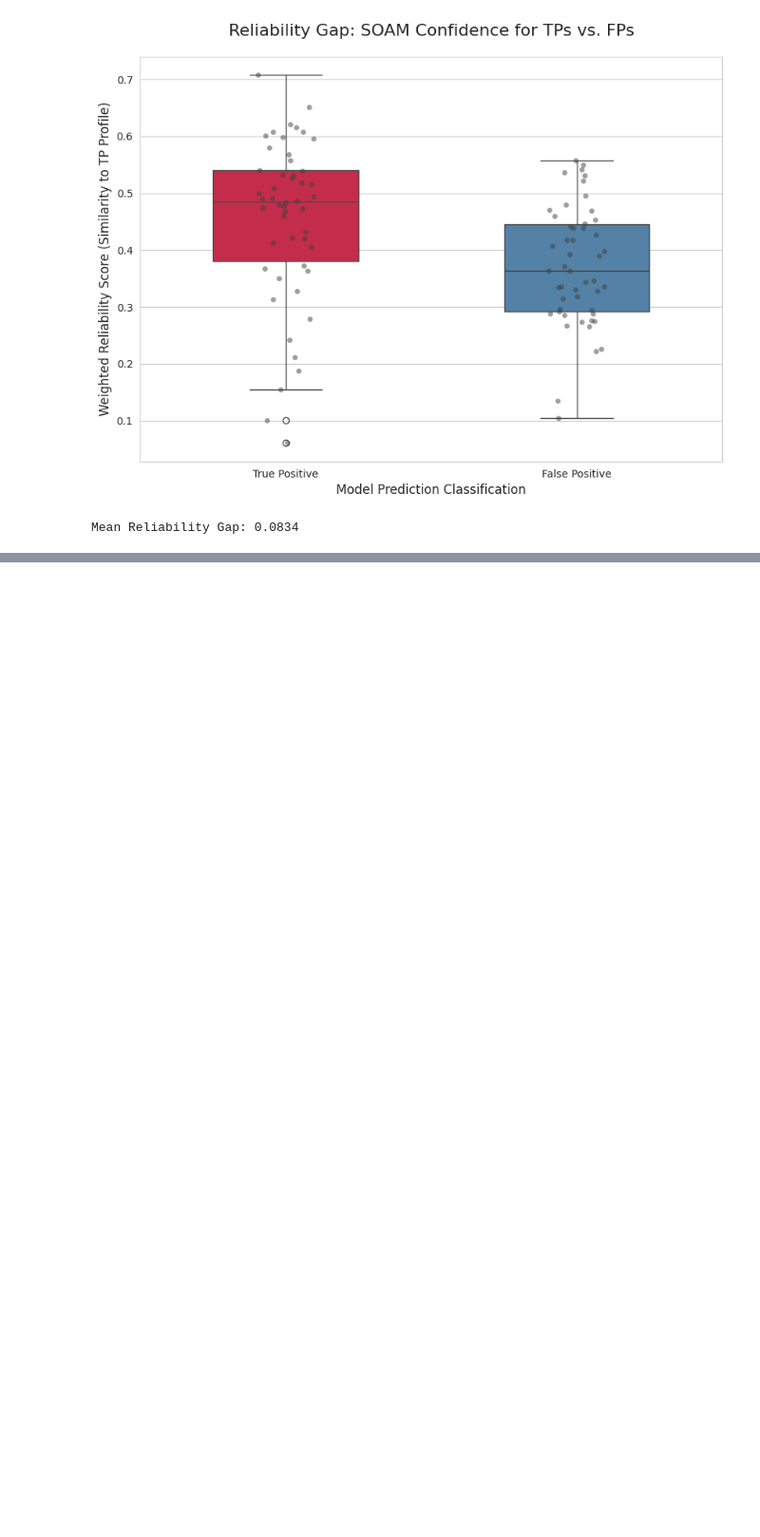
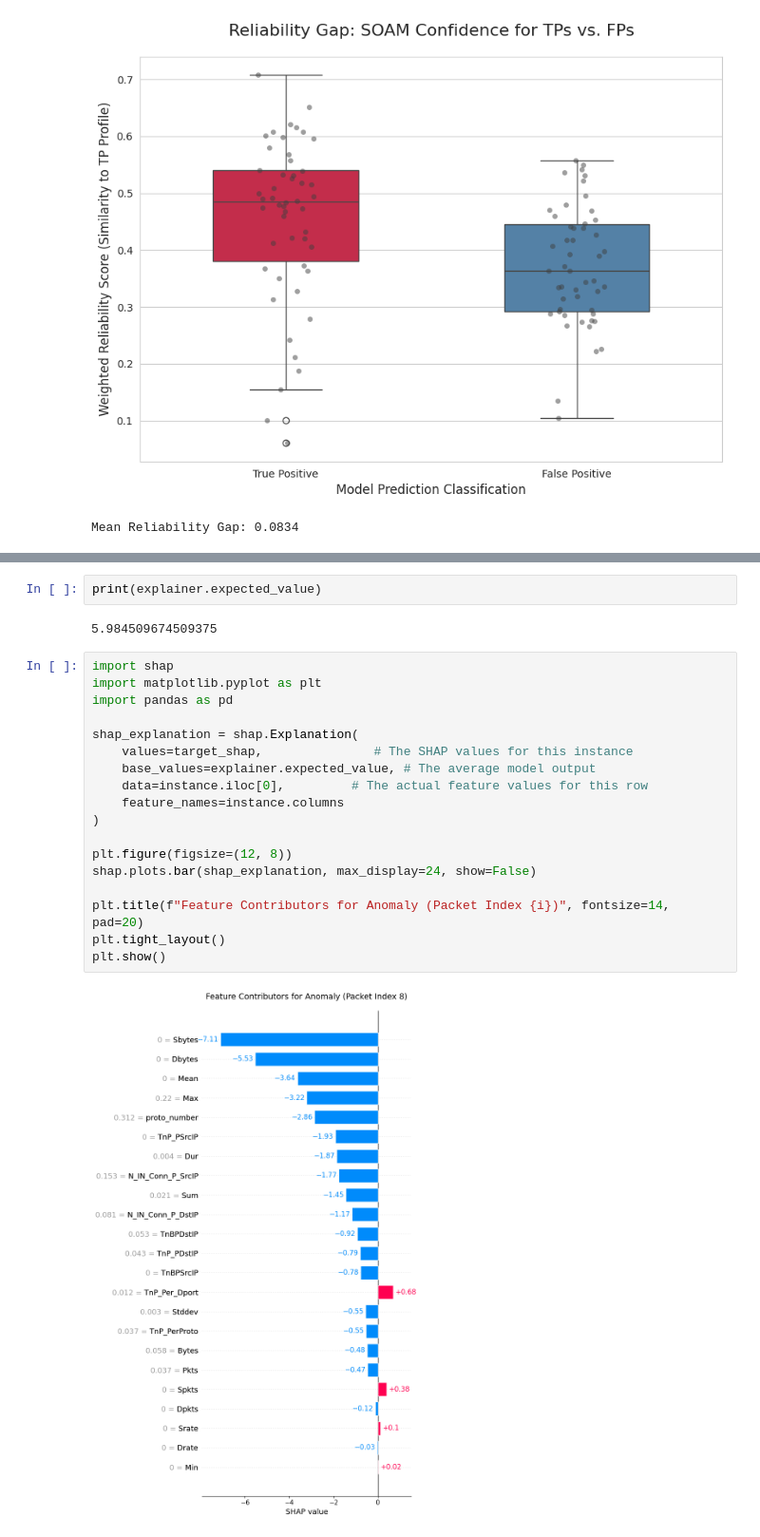
Before and after one commit to MohHaroon/XAI-based-ZSL-for-IIDS, a Jupyter notebook: ZSAL_and_SOAM.ipynb, the cells around one changed output, grey strips where cells are left out. Shown at 95% size. Cells and saved outputs as stored; diff of their text form; blank space fills up the shorter version.

```diff
--- a/ZSAL_and_SOAM.ipynb
+++ b/ZSAL_and_SOAM.ipynb
@@ -484,0 +585,24 @@ Mean Reliability Gap: 0.0834
+# %%
+print(explainer.expected_value)
+# %% [output]
+5.984509674509375
+# %%
+import shap
+import matplotlib.pyplot as plt
+import pandas as pd
+
+shap_explanation = shap.Explanation(
+    values=target_shap,               # The SHAP values for this instance
+    base_values=explainer.expected_value, # The average model output
+    data=instance.iloc[0],         # The actual feature values for this row
+    feature_names=instance.columns
+)
+
+plt.figure(figsize=(12, 8))
+shap.plots.bar(shap_explanation, max_display=24, show=False)
+
+plt.title(f"Feature Contributors for Anomaly (Packet Index {i})", fontsize=14, pad=20)
+plt.tight_layout()
+plt.show()
+# %% [output]
+[figure, added]
```
Also changed, not shown: parts of 10 cells of this notebook.
